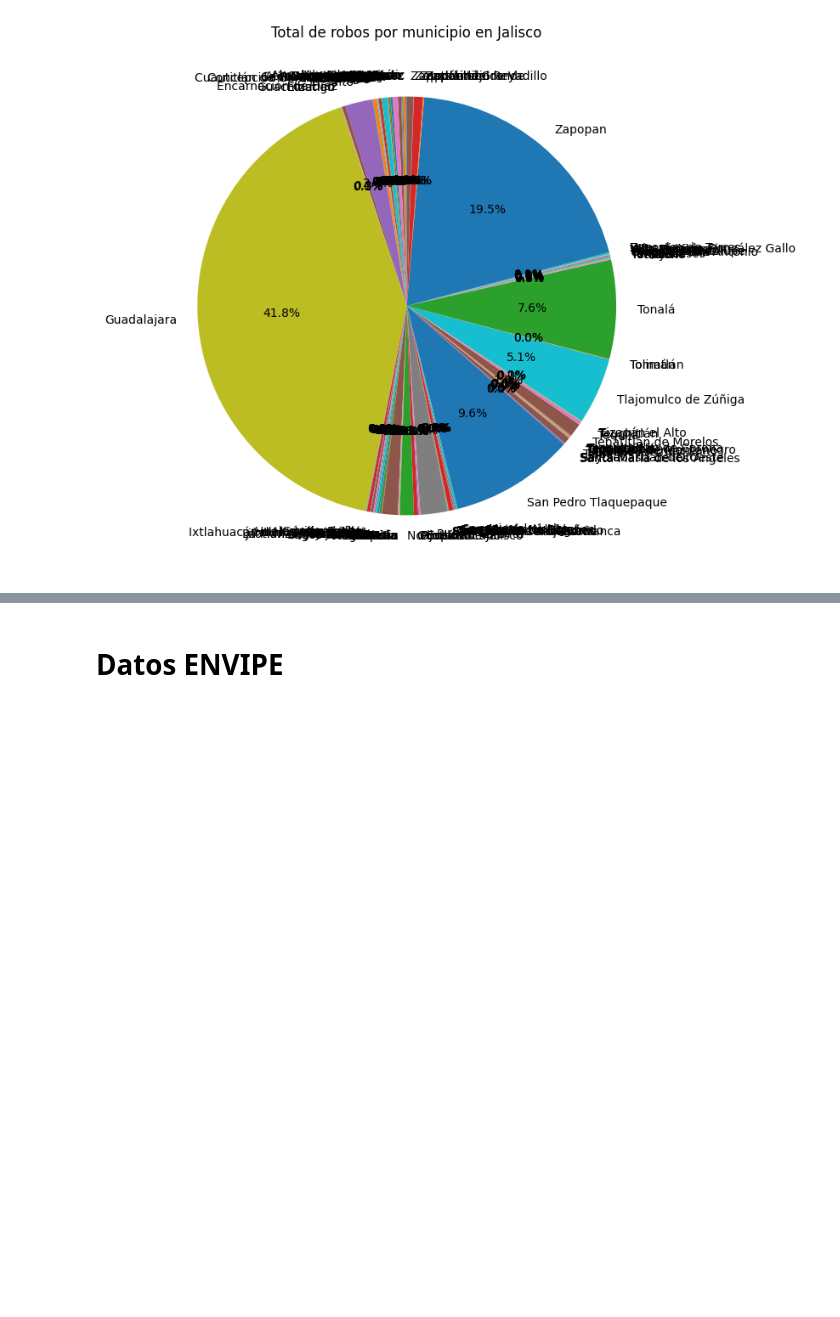
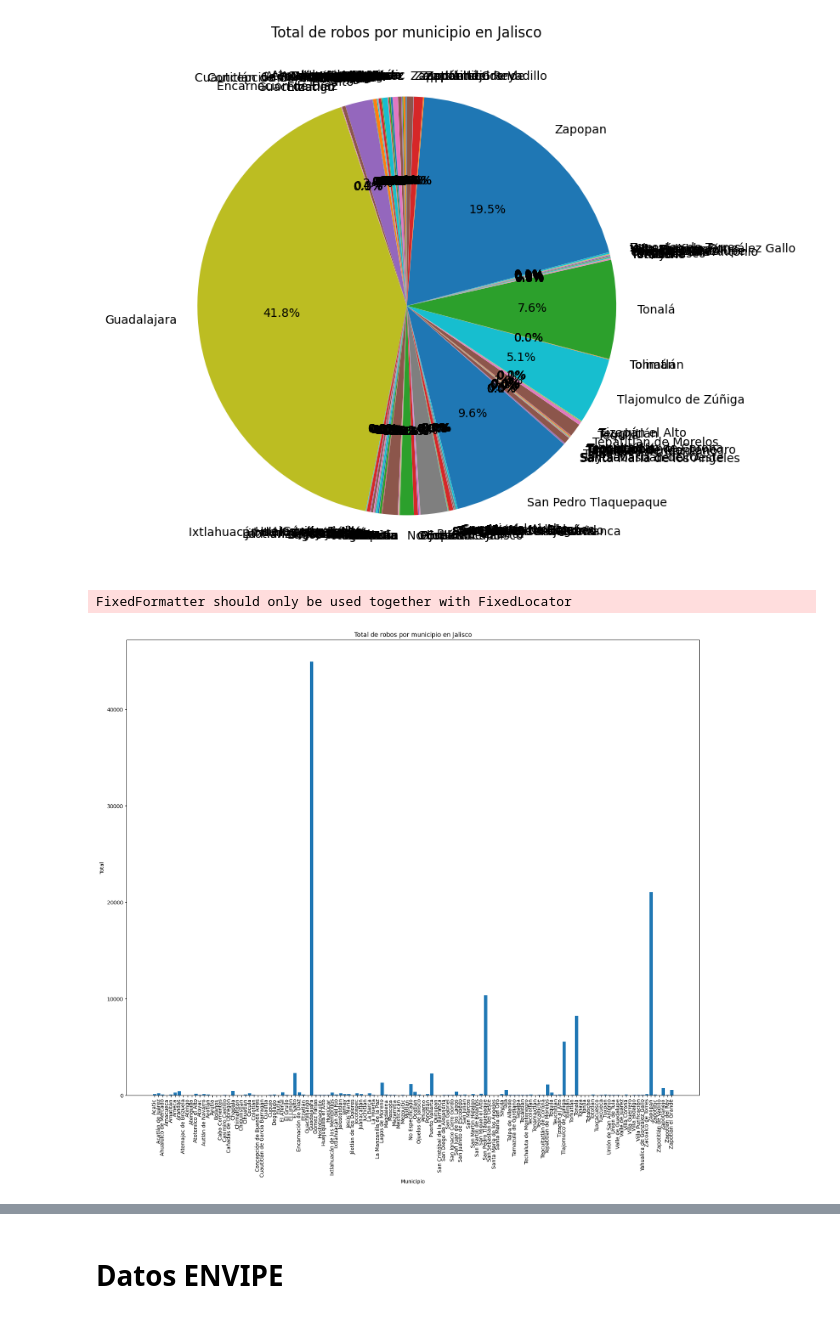
Before and after one commit to Paupau20/Colab, a Jupyter notebook: ASE.ipynb, the cells around one changed output, grey strips where cells are left out. Cells and saved outputs as stored; diff of their text form; code cells hidden in the pictures; blank space fills up the shorter version.

Commit message:
Quedaron las comparaciones municipios con mayor robo

```diff
--- a/ASE.ipynb
+++ b/ASE.ipynb
@@ -1225,6 +1185,6 @@ dftodob.head()
 # %%
-dftodob['Total'] = dftodob[['Enero', 'Febrero', 'Marzo','Abril', 'Mayo', 'Junio','Julio', 'Agosto',
-                            'Septiembre','Octubre', 'Noviembre', 'Diciembre',]].apply(lambda x: x.sum(), axis=1)
-
+dftodob = dftodob.copy()
+dftodob.loc[:, 'Total'] = dftodob[['Enero', 'Febrero', 'Marzo', 'Abril', 'Mayo', 'Junio', 'Julio', 'Agosto',
+                                    'Septiembre', 'Octubre', 'Noviembre', 'Diciembre']].sum(axis=1)
 dftodob.head()
 # %% [output]
@@ -1658,3 +1611,23 @@ ax.set_title('Total de robos por municipio en Jalisco')
 plt.show()
 # %% [output]
 [figure]
+# %%
+# Crear una figura y un eje
+fig, ax = plt.subplots(figsize=(20,16))
+
+# Crear un gráfico de barras
+ax.bar(total_rcmunj['Municipio'], total_rcmunj['Total'])
+
+# Ajustar las etiquetas del eje x
+ax.set_xticklabels(total_rcmunj['Municipio'], rotation=90)
+
+# Añadir título y etiquetas de los ejes
+ax.set_title('Total de robos por municipio en Jalisco')
+ax.set_xlabel('Municipio')
+ax.set_ylabel('Total')
+
+# Mostrar el gráfico
+plt.show()
+# %% [output]
+FixedFormatter should only be used together with FixedLocator
+[figure, added]
```
Also changed, not shown: parts of 30 cells of this notebook.
